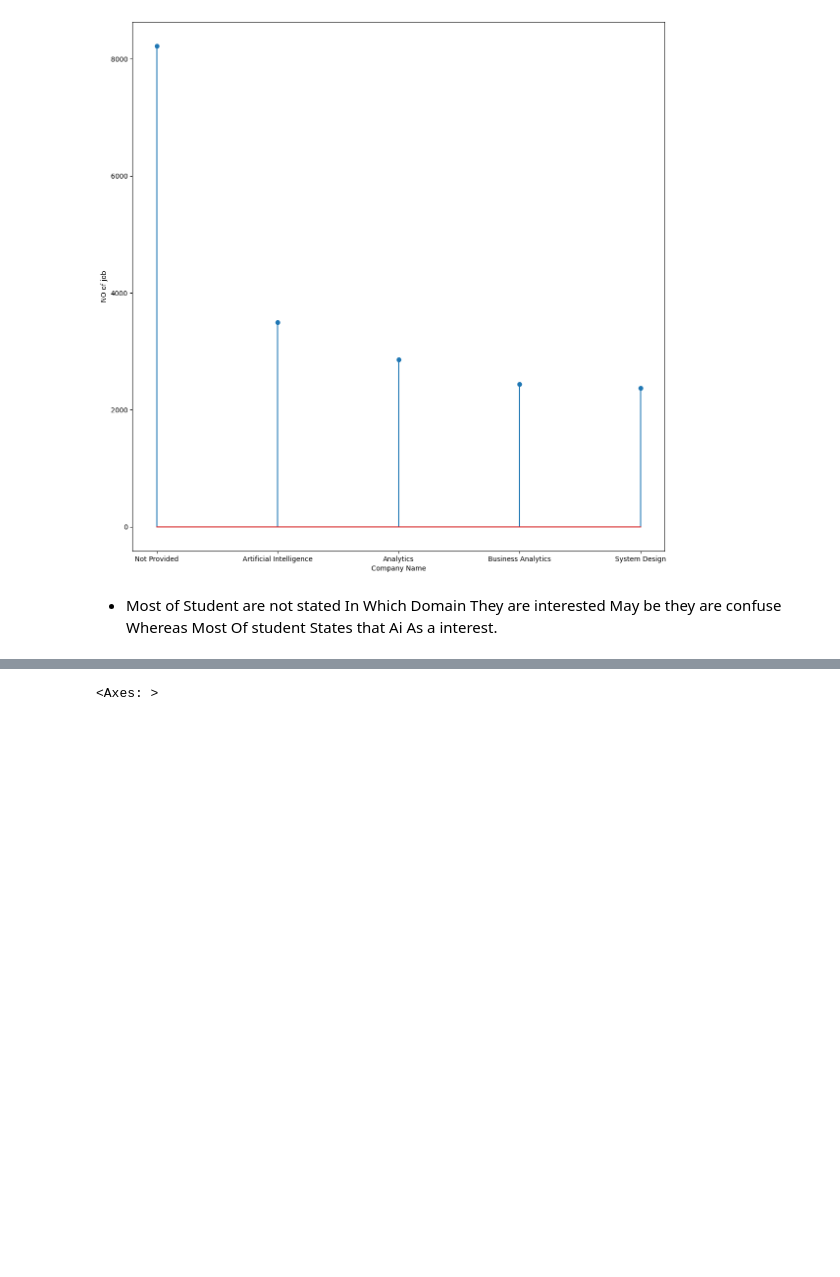
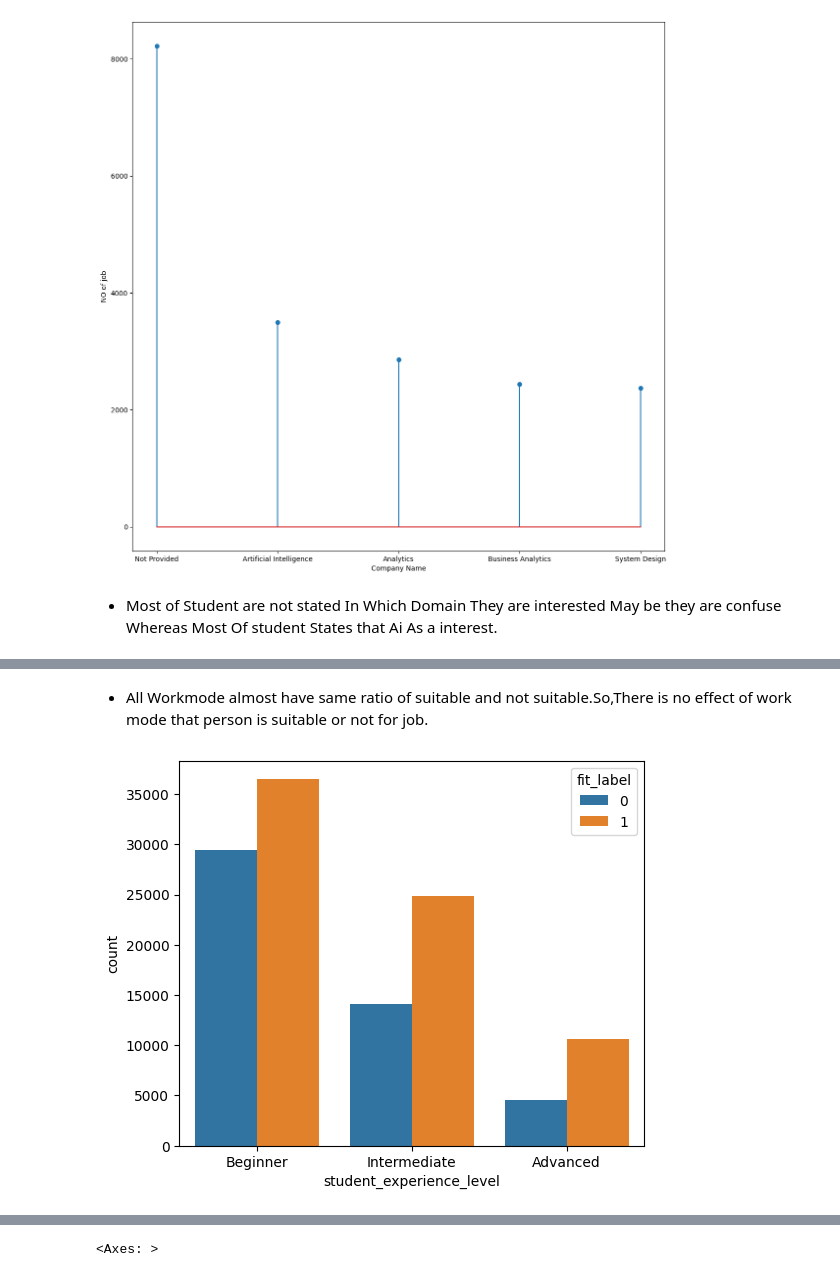
Before and after one commit to ashish-dev-hub/Vertex, a Jupyter notebook: EDA.ipynb, the cells around one changed output, grey strips where cells are left out. Cells and saved outputs as stored; diff of their text form; code cells hidden in the pictures; blank space fills up the shorter version.

```diff
--- a/EDA.ipynb
+++ b/EDA.ipynb
@@ -708,0 +736,8 @@ Text(0, 0.5, 'NO of job')
+# %% [markdown]
+- All Workmode almost have same ratio of suitable and not suitable.So,There is no effect of work mode that person is suitable or not for job.
+# %%
+plt.figure(figsize=(6,5))
+sns.countplot(x='student_experience_level', hue='fit_label', data=df)
+plt.show()
+# %% [output]
+[figure, added]
```
Also changed, not shown: parts of 16 cells of this notebook.
